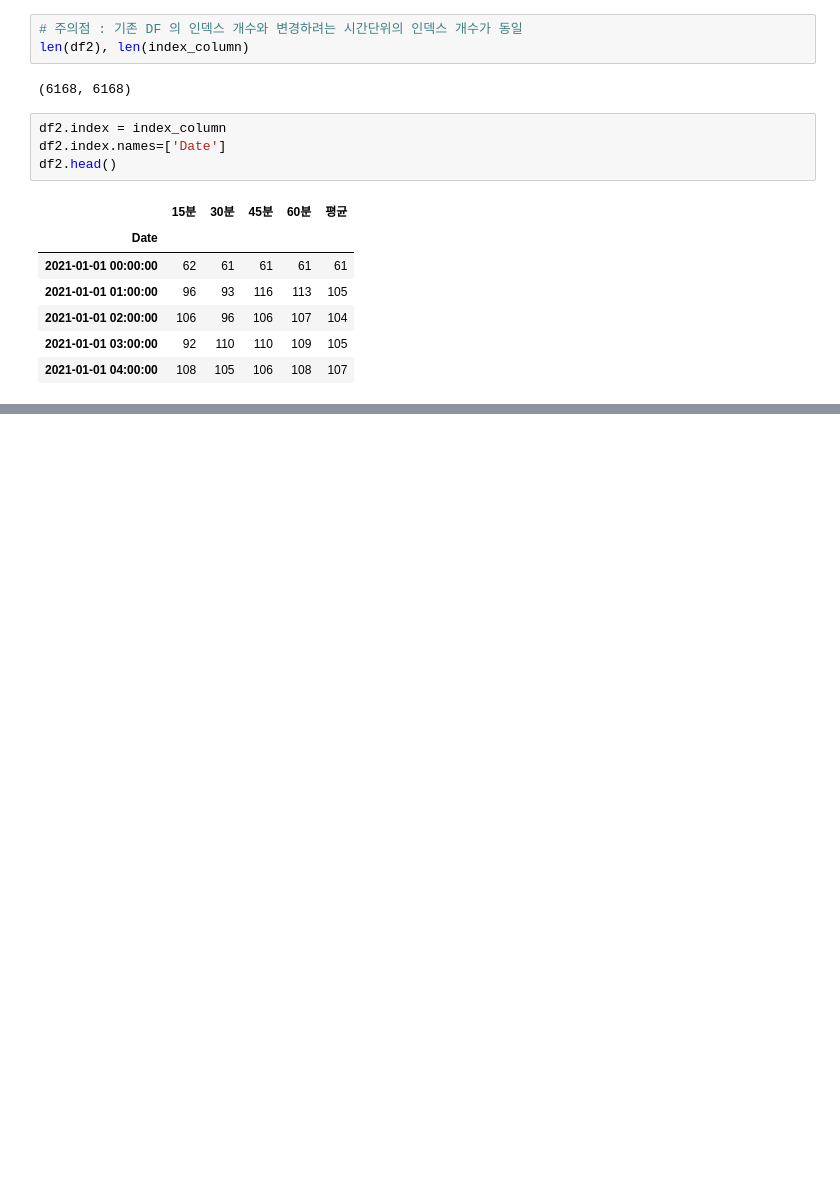
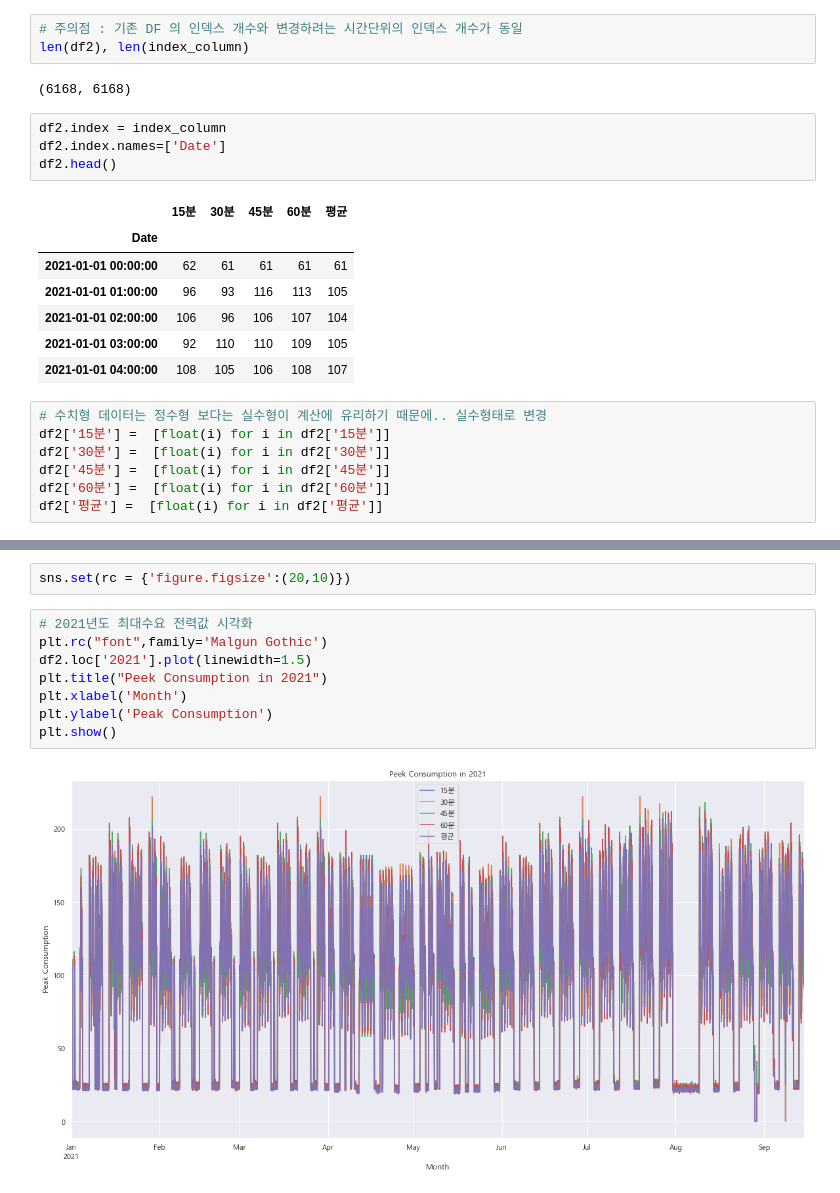
Before and after one commit to bigdataleeky/python, a Jupyter notebook: 20220512/20220512_자원최적화AI.ipynb, the cells around one changed output, grey strips where cells are left out. Cells and saved outputs as stored; diff of their text form; blank space fills up the shorter version.

```diff
--- a/20220512/20220512_자원최적화AI.ipynb
+++ b/20220512/20220512_자원최적화AI.ipynb
@@ -312,3 +312,10 @@ df2.head()
 | 2021-01-01 02:00:00 | 106 | 96 | 106 | 107 | 104 |
 | 2021-01-01 03:00:00 | 92 | 110 | 110 | 109 | 105 |
 | 2021-01-01 04:00:00 | 108 | 105 | 106 | 108 | 107 |
+# %%
+# 수치형 데이터는 정수형 보다는 실수형이 계산에 유리하기 때문에.. 실수형태로 변경
+df2['15분'] =  [float(i) for i in df2['15분']]
+df2['30분'] =  [float(i) for i in df2['30분']]
+df2['45분'] =  [float(i) for i in df2['45분']]
+df2['60분'] =  [float(i) for i in df2['60분']]
+df2['평균'] =  [float(i) for i in df2['평균']]
@@ -314,0 +332,12 @@ df2.head()
+# %%
+sns.set(rc = {'figure.figsize':(20,10)})
+# %%
+# 2021년도 최대수요 전력값 시각화
+plt.rc("font",family='Malgun Gothic')
+df2.loc['2021'].plot(linewidth=1.5)
+plt.title("Peek Consumption in 2021")
+plt.xlabel('Month')
+plt.ylabel('Peak Consumption')
+plt.show()
+# %% [output]
+[figure, added]
```
Also changed, not shown: parts of 8 cells of this notebook.
